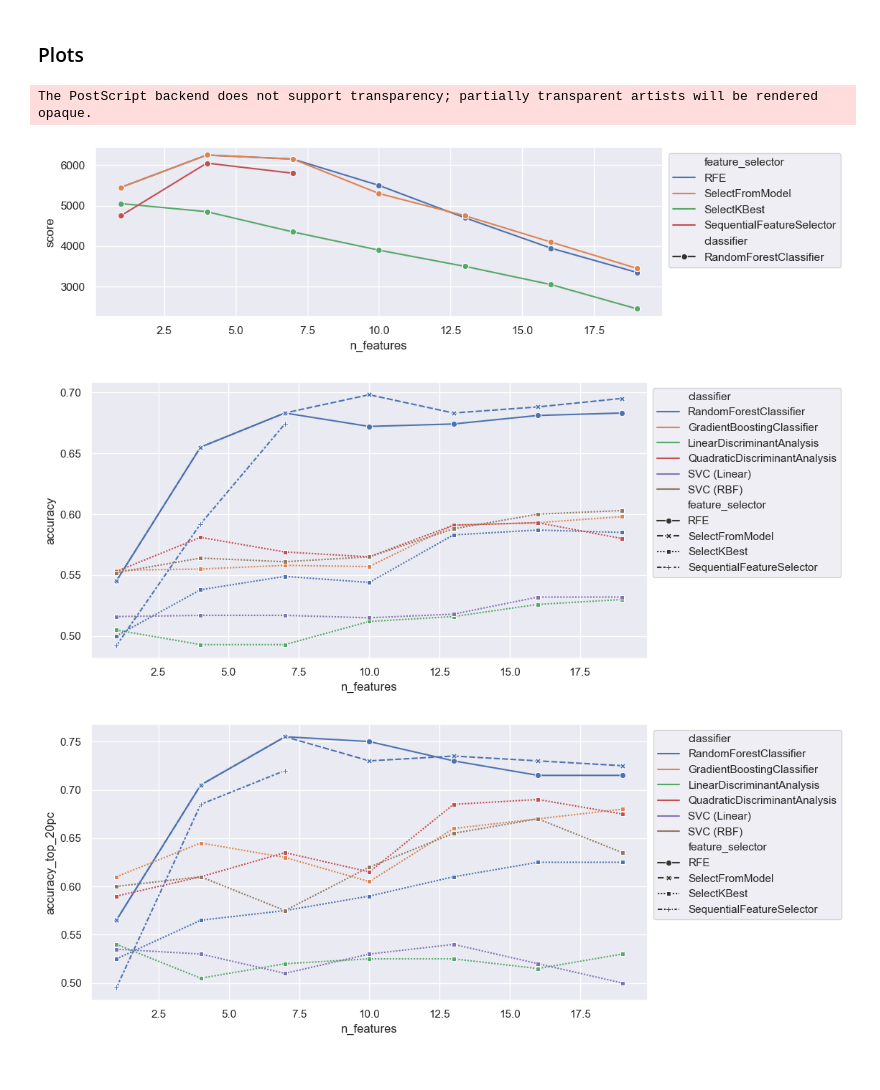
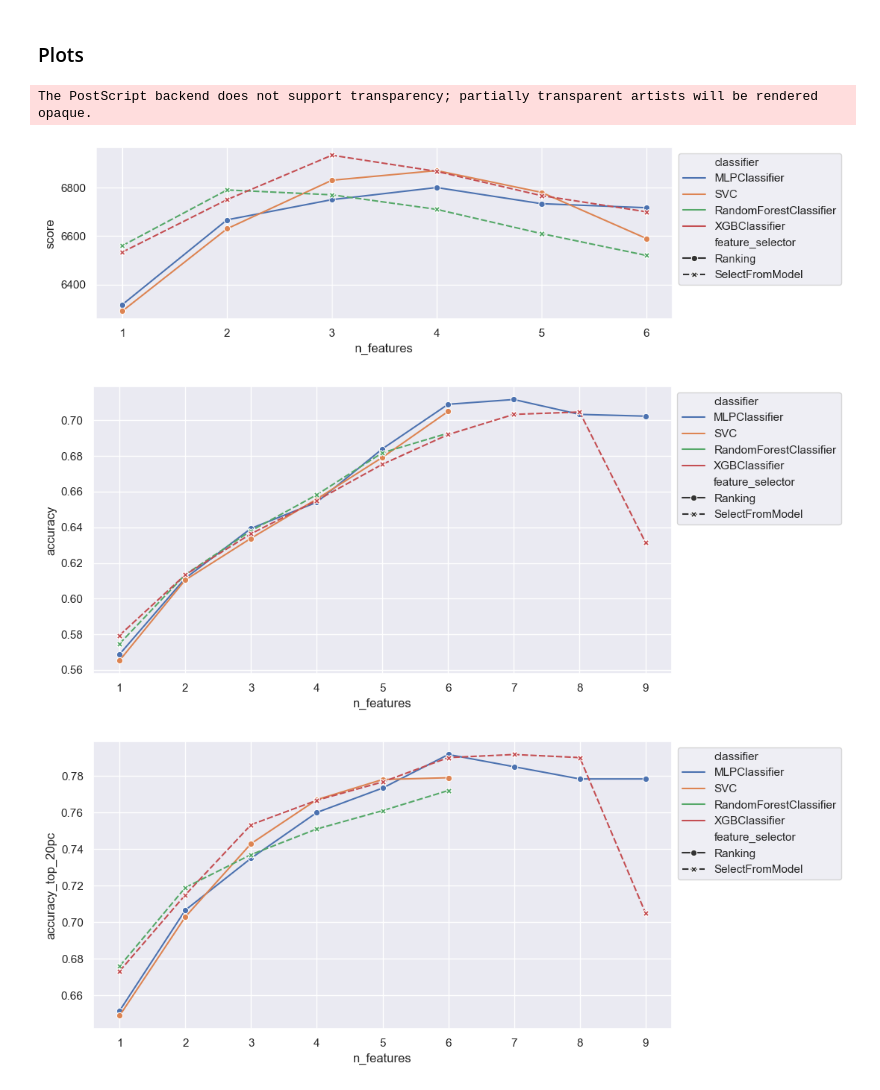
Before and after one commit to bieleckipiotr/AML-project2, a Jupyter notebook: code/evaluation.ipynb, the cells around one changed output. Saved outputs shown, nothing was run; the diff lists cells and outputs as text; code cells hidden in the pictures.

Commit message:
Add plot for comparison

```diff
--- a/code/evaluation.ipynb
+++ b/code/evaluation.ipynb
@@ -26,7 +26,7 @@ results["score"] = results.apply(
     lambda x: 10_000 * x.accuracy_top_20pc - 200 * x.n_features, axis=1
 )
 
-results["classifier"] = results.apply(get_method_name, axis=1)
+# results["classifier"] = results.apply(get_method_name, axis=1)
 
 
 best_by_score = (
@@ -48,29 +48,30 @@ best_by_score = (
 best_by_score.sort_values("score", ascending=False).head(10)
 
 # plot_df = best_by_score[best_by_score["feature_selector"] == "SelectKBest"]
-plot_df = best_by_score[best_by_score["classifier"] == "RandomForestClassifier"]
+# plot_df = best_by_score[best_by_score["classifier"] == "RandomForestClassifier"]
+plot_df = best_by_score[best_by_score["n_features"] <= 6]
 # %% [markdown]
 ### Plots
 # %%
 plt.figure(figsize=(10, 3))
 ax = sns.lineplot(
     data=plot_df,
     x="n_features",
     y="score",
-    # hue="classifier",
-    style="classifier",
-    # style="feature_selector",
-    hue="feature_selector",
+    hue="classifier",
+    # style="classifier",
+    style="feature_selector",
+    # hue="feature_selector",
     markers=True,
 )
 sns.move_legend(ax, "upper left", bbox_to_anchor=(1, 1))
 
-plt.savefig(f"../report/preliminary_fs.eps", bbox_inches="tight")
+plt.savefig(f"../report/comparison.eps", bbox_inches="tight")
 
 plt.show()
 # %% [output]
 The PostScript backend does not support transparency; partially transparent artists will be rendered opaque.
-[figure, old version]
+[figure, new version]
 # %%
 best_by_acc = (
     results.sort_values("accuracy", ascending=False)
@@ -91,7 +92,7 @@ ax = sns.lineplot(
 sns.move_legend(ax, "upper left", bbox_to_anchor=(1, 1))
 plt.show()
 # %% [output]
-[figure, old version]
+[figure, new version]
 # %%
 best_by_acc_top_20pc = (
     results.sort_values("accuracy_top_20pc", ascending=False)
@@ -112,4 +113,4 @@ ax = sns.lineplot(
 sns.move_legend(ax, "upper left", bbox_to_anchor=(1, 1))
 plt.show()
 # %% [output]
-[figure, old version]
+[figure, new version]
```
Also changed, not shown: parts of 1 cell of this notebook, 2 other files.
